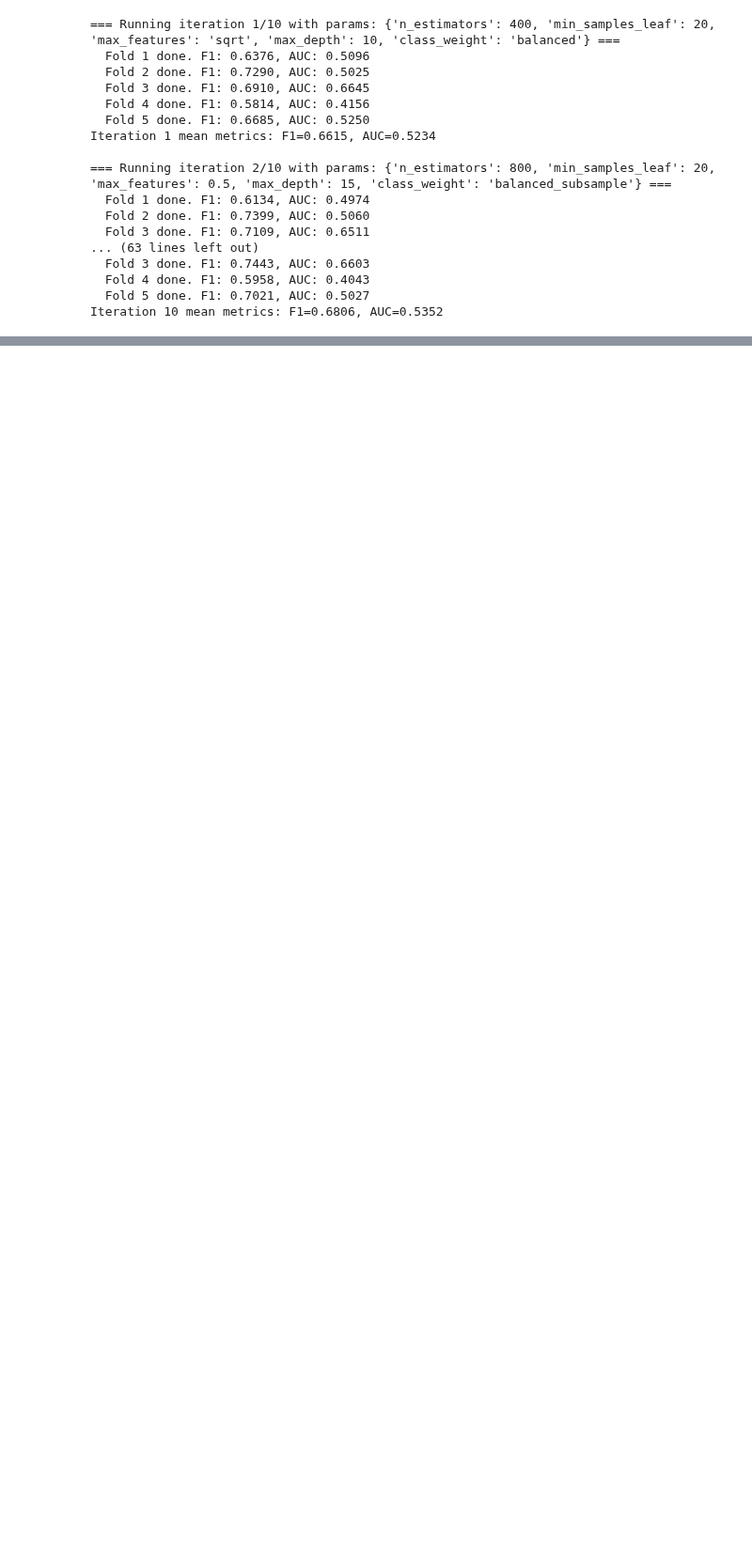
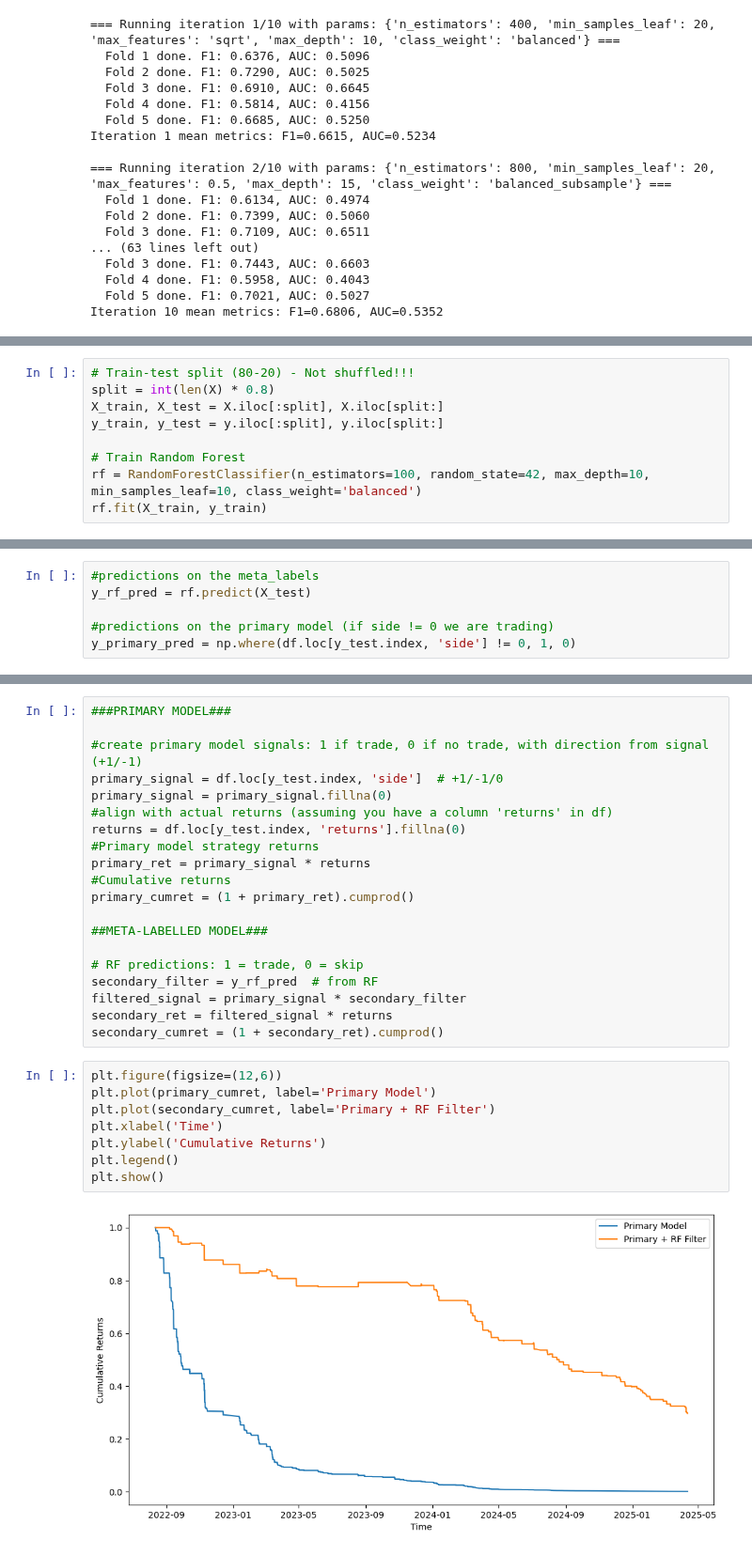
Before and after one commit to dgalassi99/quant-lab, a Jupyter notebook: book_projects/Advances_Financial_Machine_Learning/projects/Trend_Following_Strategy_&_MetaLabelling_Classification.ipynb, the cells around one changed output, grey strips where cells are left out. Shown at 94% size. Cells and saved outputs as stored; diff of their text form; blank space fills up the shorter version.

Commit message:
Sampling weight ... finished

```diff
--- a/book_projects/Advances_Financial_Machine_Learning/projects/Trend_Following_Strategy_&_MetaLabelling_Classification.ipynb
+++ b/book_projects/Advances_Financial_Machine_Learning/projects/Trend_Following_Strategy_&_MetaLabelling_Classification.ipynb
@@ -573,0 +719,9 @@ Several reason might influence this results... most of them are explained here
+# %%
+# Train-test split (80-20) - Not shuffled!!!
+split = int(len(X) * 0.8)
+X_train, X_test = X.iloc[:split], X.iloc[split:]
+y_train, y_test = y.iloc[:split], y.iloc[split:]
+
+# Train Random Forest
+rf = RandomForestClassifier(n_estimators=100, random_state=42, max_depth=10, min_samples_leaf=10, class_weight='balanced')
+rf.fit(X_train, y_train)
@@ -573,0 +731,6 @@ Several reason might influence this results... most of them are explained here
+# %%
+#predictions on the meta_labels
+y_rf_pred = rf.predict(X_test)
+
+#predictions on the primary model (if side != 0 we are trading)
+y_primary_pred = np.where(df.loc[y_test.index, 'side'] != 0, 1, 0)
@@ -573,0 +765,30 @@ Several reason might influence this results... most of them are explained here
+# %%
+###PRIMARY MODEL###
+
+#create primary model signals: 1 if trade, 0 if no trade, with direction from signal (+1/-1)
+primary_signal = df.loc[y_test.index, 'side']  # +1/-1/0
+primary_signal = primary_signal.fillna(0)
+#align with actual returns (assuming you have a column 'returns' in df)
+returns = df.loc[y_test.index, 'returns'].fillna(0)
+#Primary model strategy returns
+primary_ret = primary_signal * returns
+#Cumulative returns
+primary_cumret = (1 + primary_ret).cumprod()
+
+##META-LABELLED MODEL###
+
+# RF predictions: 1 = trade, 0 = skip
+secondary_filter = y_rf_pred  # from RF
+filtered_signal = primary_signal * secondary_filter
+secondary_ret = filtered_signal * returns
+secondary_cumret = (1 + secondary_ret).cumprod()
+# %%
+plt.figure(figsize=(12,6))
+plt.plot(primary_cumret, label='Primary Model')
+plt.plot(secondary_cumret, label='Primary + RF Filter')
+plt.xlabel('Time')
+plt.ylabel('Cumulative Returns')
+plt.legend()
+plt.show()
+# %% [output]
+[figure, added]
```
Also changed, not shown: parts of 26 cells of this notebook, 4 other files.
